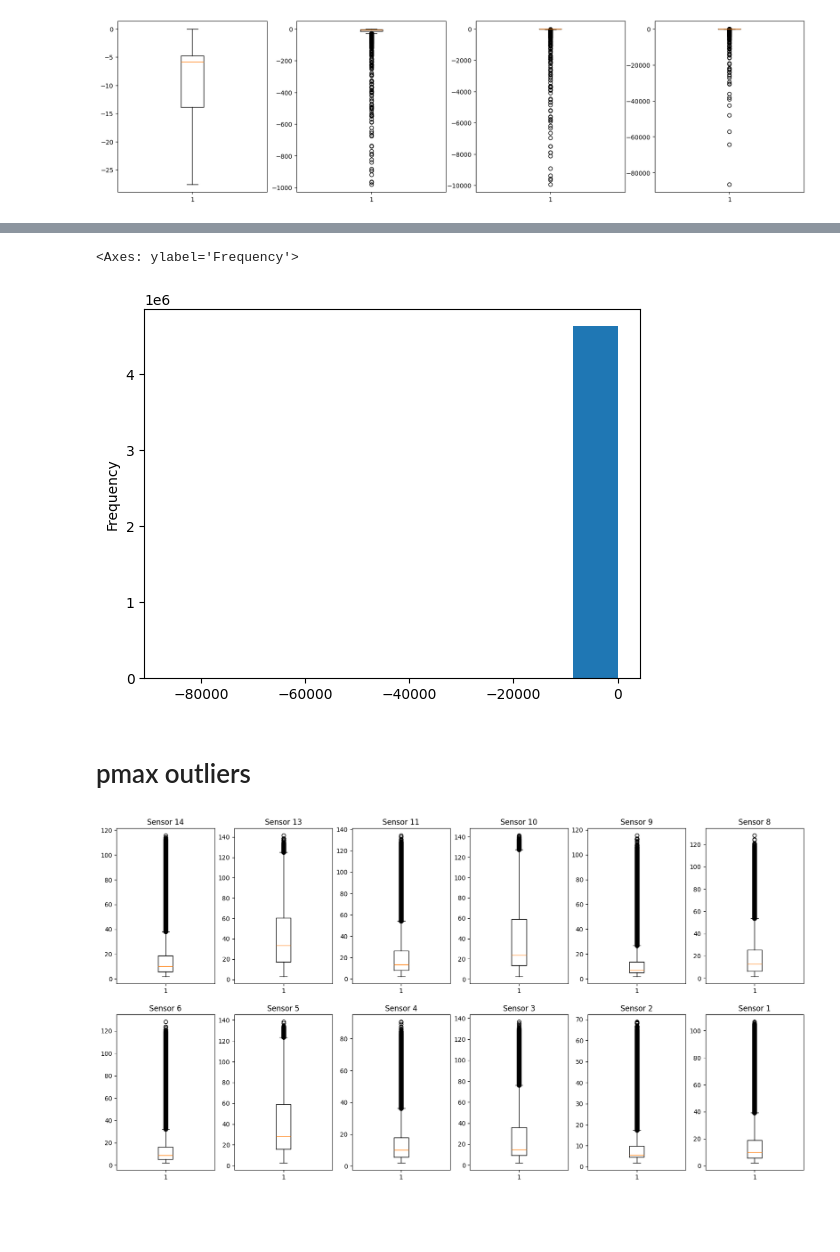
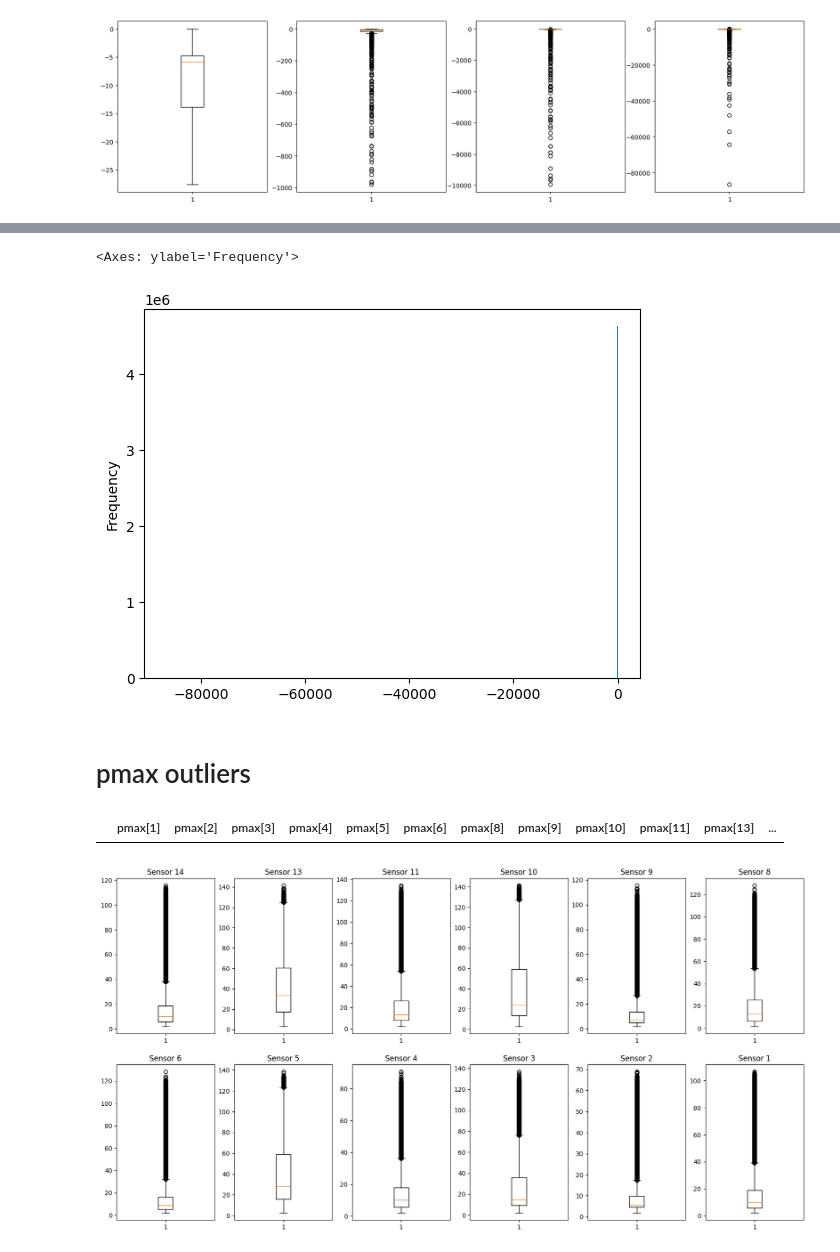
Before and after one commit to arildus/DSL-project, a Jupyter notebook: outlier_detection.ipynb, the cells around one changed output, grey strips where cells are left out. Saved outputs shown, nothing was run; the diff lists cells and outputs as text; code cells hidden in the pictures; blank space fills up the shorter version.

```diff
--- a/outlier_detection.ipynb
+++ b/outlier_detection.ipynb
@@ -74,9 +78,9 @@ df_below
 | 336807 | -18.603384 | -4.163171 | -9.455725 | -3.414682 | -4.917609 | -3.946683 | -64260.739499 | -3.952219 | ... |
 | 378283 | -54.740646 | -5.767374 | -16.895178 | -6.927109 | -4.333557 | -5.385352 | -86543.677185 | -4.072474 | ... |
 # %%
-joined_negpmax.plot(kind='hist')
+joined_negpmax.plot(kind='hist', bins=1000)
 # %% [output]
 <Axes: ylabel='Frequency'>
-[figure, old version]
+[figure, new version]
 # %% [markdown]
 # pmax outliers
@@ -83,3 +89,8 @@ joined_negpmax.plot(kind='hist')
+# %%
+pmax_below_zero = pmax_clms[(pmax_clms < 0).any(axis=1)]
+pmax_below_zero
+# %% [output]
+|  | pmax[1] | pmax[2] | pmax[3] | pmax[4] | pmax[5] | pmax[6] | pmax[8] | pmax[9] | pmax[10] | pmax[11] | pmax[13] | ... |
 # %%
 fig, ax = plt.subplots(2, 6, figsize=(20, 10))
 idxs = acc_idxs.copy()
```
Also changed, not shown: parts of 14 cells of this notebook, 2 other files.
